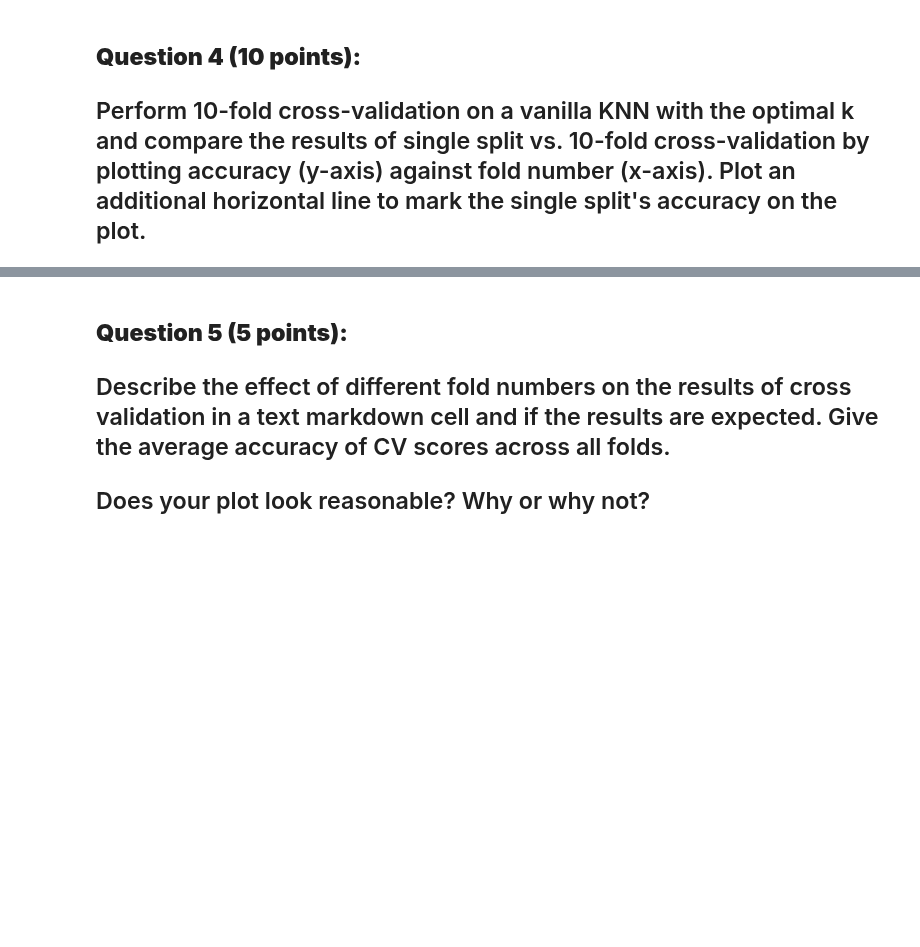
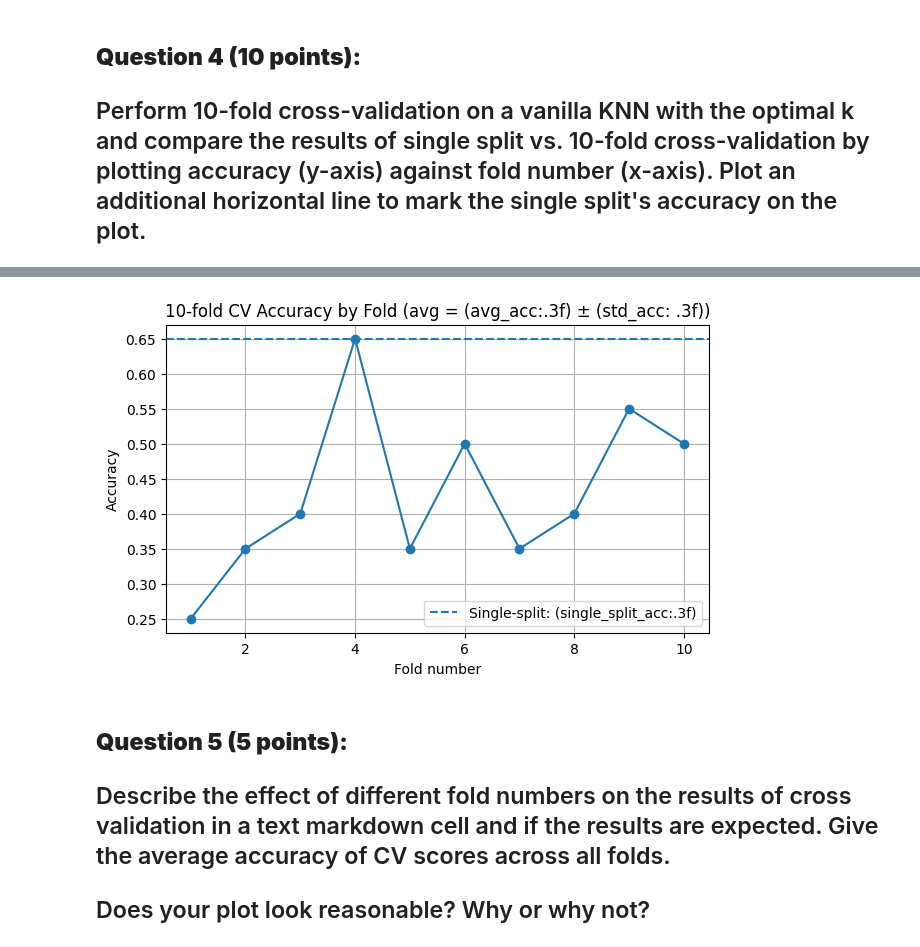
Before and after one commit to nicomontoya25/DS-3001, a Jupyter notebook: labs/Lab_2_Machine_Learning_Evaluation.ipynb, the cells around one changed output, grey strips where cells are left out. Saved outputs shown, nothing was run; the diff lists cells and outputs as text; code cells hidden in the pictures; blank space fills up the shorter version.

```diff
--- a/labs/Lab_2_Machine_Learning_Evaluation.ipynb
+++ b/labs/Lab_2_Machine_Learning_Evaluation.ipynb
@@ -511,3 +511,4 @@ plt.show()
 from sklearn.metrics import accuracy_score
 
 # Single-split accuracy
+single_split_acc = accuracy_score(y_test, y_pred)
@@ -520,3 +515,28 @@ from sklearn.metrics import accuracy_score
+# %%
+# 10-fold CV on the whole dataset (same model/params)
+skf = StratifiedKFold(n_splits = 10, shuffle =True, random_state = 42)
+fold_acc = []
+for fold_idx, (train_idx, test_idx) in enumerate(skf.split(X,y), start=1):
+  model = KNeighborsClassifier(n_neighbors=k_opt)
+  model.fit(X.iloc[train_idx], y.iloc[train_idx])
+  yp = model.predict(X.iloc[test_idx])
+  fold_acc.append(accuracy_score(y.iloc[test_idx],yp))
+
+avg_acc = np.mean(fold_acc)
+std_acc = np.std(fold_acc)
+# %%
+# Plot with additional horizontal line
+plt.figure(figsize= (7,4))
+plt.plot(range(1,11), fold_acc, marker ="o")
+plt.axhline(y=single_split_acc,linestyle="--", label=f"Single-split: (single_split_acc:.3f)")
+plt.xlabel("Fold number")
+plt.ylabel("Accuracy")
+plt.title(f"10-fold CV Accuracy by Fold (avg = (avg_acc:.3f) ± (std_acc: .3f))")
+plt.legend()
+plt.grid(True)
+plt.show()
+# %% [output]
+[figure, added]
 # %% [markdown]
 ## **Question 5 (5 points):**
 ## Describe the effect of different fold numbers on the results of cross validation in a text markdown cell and if the results are expected. Give the average accuracy of CV scores across all folds.
```
Also changed, not shown: parts of 8 cells of this notebook.
